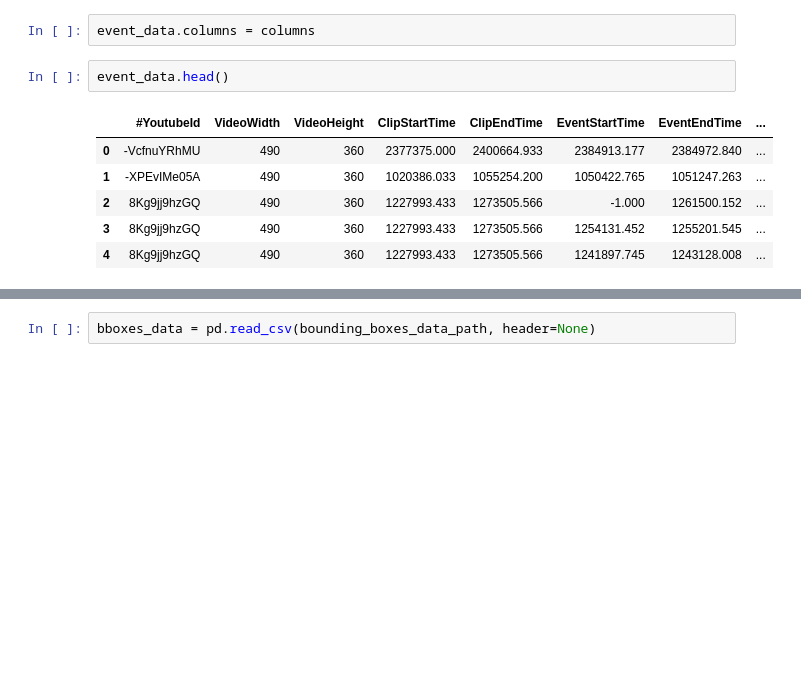
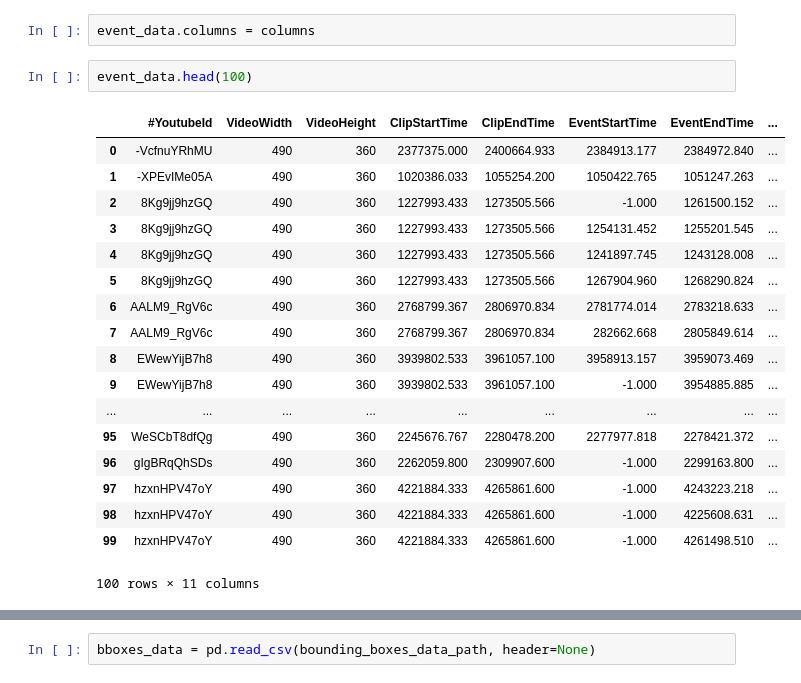
Before and after one commit to atakanguney/computer-vision-term-project, a Jupyter notebook: code/TermProject.ipynb, the cells around one changed output, grey strips where cells are left out. Saved outputs shown, nothing was run; the diff lists cells and outputs as text; blank space fills up the shorter version.

```diff
--- a/code/TermProject.ipynb
+++ b/code/TermProject.ipynb
@@ -51,11 +51,23 @@ columns = [
 # %%
 event_data.columns = columns
 # %%
-event_data.head()
+event_data.head(100)
 # %% [output]
 |  | #YoutubeId | VideoWidth | VideoHeight | ClipStartTime | ClipEndTime | EventStartTime | EventEndTime | ... |
 | 0 | -VcfnuYRhMU | 490 | 360 | 2377375.000 | 2400664.933 | 2384913.177 | 2384972.840 | ... |
 | 1 | -XPEvIMe05A | 490 | 360 | 1020386.033 | 1055254.200 | 1050422.765 | 1051247.263 | ... |
 | 2 | 8Kg9jj9hzGQ | 490 | 360 | 1227993.433 | 1273505.566 | -1.000 | 1261500.152 | ... |
 | 3 | 8Kg9jj9hzGQ | 490 | 360 | 1227993.433 | 1273505.566 | 1254131.452 | 1255201.545 | ... |
 | 4 | 8Kg9jj9hzGQ | 490 | 360 | 1227993.433 | 1273505.566 | 1241897.745 | 1243128.008 | ... |
+| 5 | 8Kg9jj9hzGQ | 490 | 360 | 1227993.433 | 1273505.566 | 1267904.960 | 1268290.824 | ... |
+| 6 | AALM9_RgV6c | 490 | 360 | 2768799.367 | 2806970.834 | 2781774.014 | 2783218.633 | ... |
+| 7 | AALM9_RgV6c | 490 | 360 | 2768799.367 | 2806970.834 | 282662.668 | 2805849.614 | ... |
+| 8 | EWewYijB7h8 | 490 | 360 | 3939802.533 | 3961057.100 | 3958913.157 | 3959073.469 | ... |
+| 9 | EWewYijB7h8 | 490 | 360 | 3939802.533 | 3961057.100 | -1.000 | 3954885.885 | ... |
+| ... | ... | ... | ... | ... | ... | ... | ... | ... |
+| 95 | WeSCbT8dfQg | 490 | 360 | 2245676.767 | 2280478.200 | 2277977.818 | 2278421.372 | ... |
+| 96 | gIgBRqQhSDs | 490 | 360 | 2262059.800 | 2309907.600 | -1.000 | 2299163.800 | ... |
+| 97 | hzxnHPV47oY | 490 | 360 | 4221884.333 | 4265861.600 | -1.000 | 4243223.218 | ... |
+| 98 | hzxnHPV47oY | 490 | 360 | 4221884.333 | 4265861.600 | -1.000 | 4225608.631 | ... |
+| 99 | hzxnHPV47oY | 490 | 360 | 4221884.333 | 4265861.600 | -1.000 | 4261498.510 | ... |
+100 rows × 11 columns
```
Also changed, not shown: parts of 28 cells of this notebook, 1 other file.
